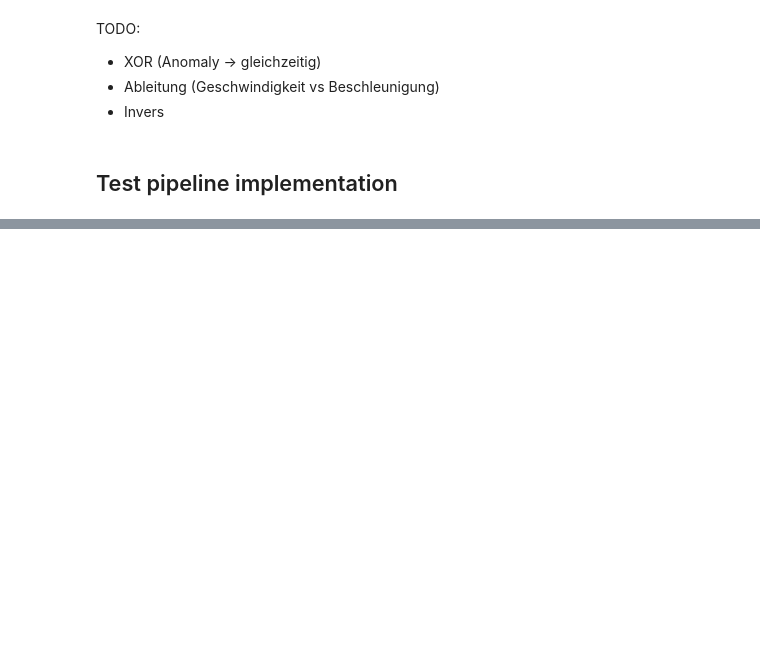
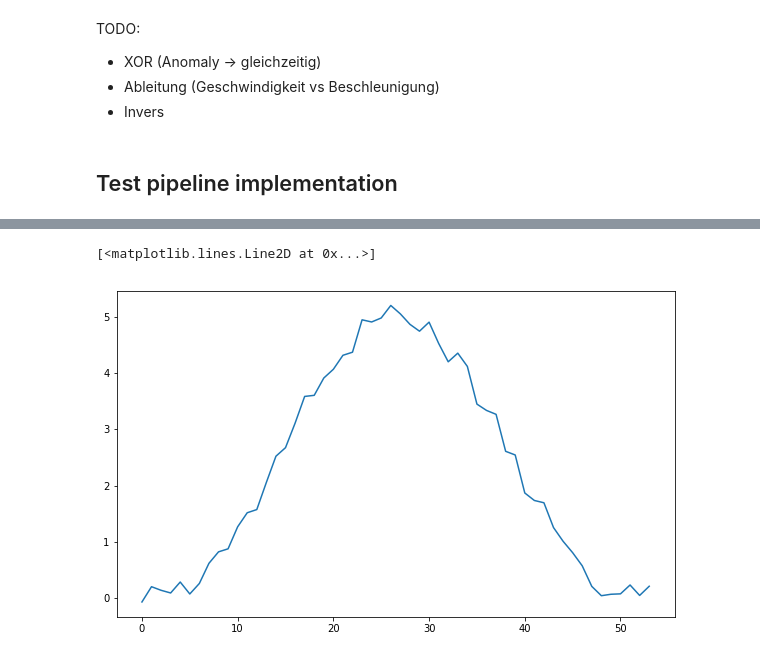
Before and after one commit to KDD-OpenSource/DeepADoTS, a Jupyter notebook: notebooks/3.0-tk-data-generation.ipynb, the cells around one changed output, grey strips where cells are left out. Cells and saved outputs as stored; diff of their text form; code cells hidden in the pictures; blank space fills up the shorter version.

```diff
--- a/notebooks/3.0-tk-data-generation.ipynb
+++ b/notebooks/3.0-tk-data-generation.ipynb
@@ -21,0 +30,6 @@ X_train, y_train, X_test, y_test = dataset.data()
+# %%
+plt.figure(figsize=(10, 6))
+plt.plot(SyntheticMultivariateDataset.get_noisy_value(np.concatenate([[0, 0], SyntheticMultivariateDataset.get_curve(50, 5), [0, 0]]), strength=0.5))
+# %% [output]
+[<matplotlib.lines.Line2D at 0x...>]
+[figure, added]
```
Also changed, not shown: parts of 6 cells of this notebook, 1 other file.
